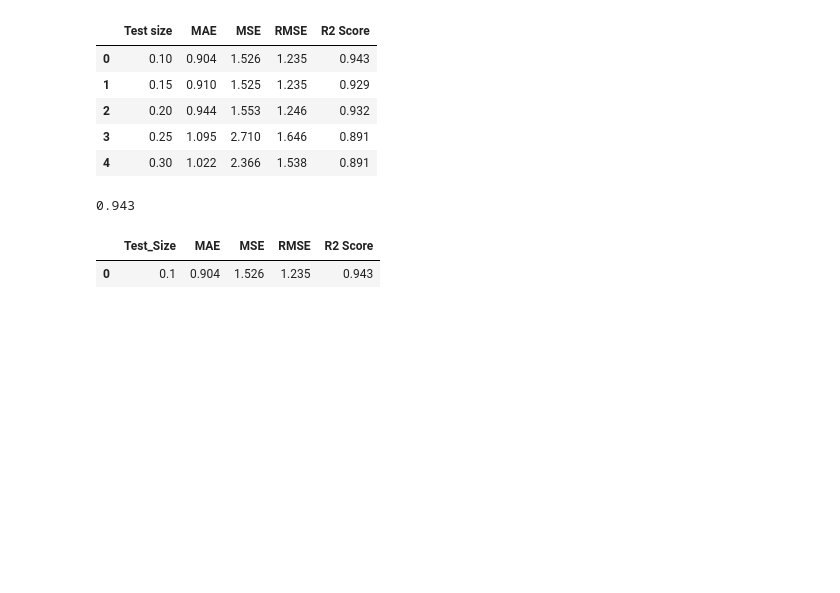
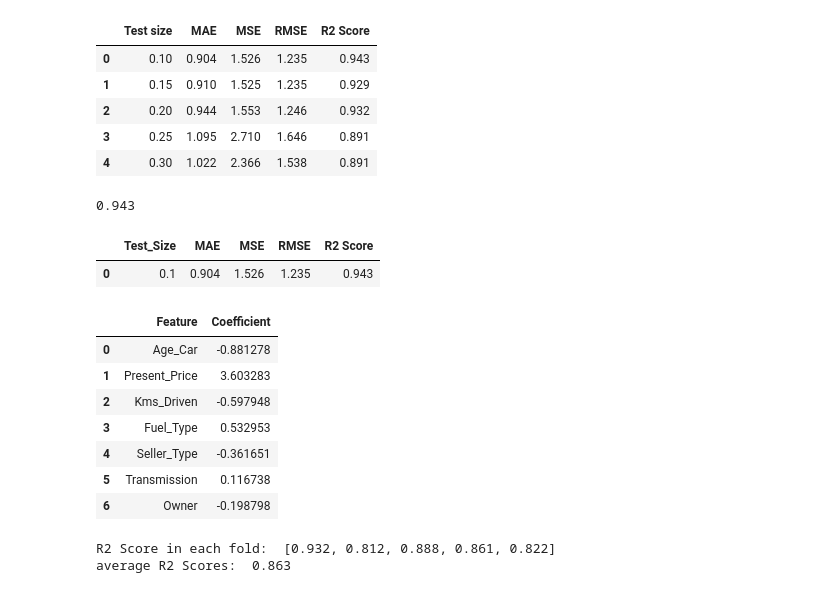
Before and after one commit to pouyarahdan/Regression-Model-Project, a Jupyter notebook: Linear-Regression-Project.ipynb, the cells around one changed output. Saved outputs shown, nothing was run; the diff lists cells and outputs as text; code cells hidden in the pictures; blank space fills up the shorter version.

```diff
--- a/Linear-Regression-Project.ipynb
+++ b/Linear-Regression-Project.ipynb
@@ -581,3 +581,17 @@ df_result2
 # %% [output]
 |  | Test_Size | MAE | MSE | RMSE | R2 Score |
 | 0 | 0.1 | 0.904 | 1.526 | 1.235 | 0.943 |
+# %%
+df_coef = pd.DataFrame({
+    'Feature' : X.columns,
+    'Coefficient' : model.coef_.flatten()})
+df_coef
+# %% [output]
+|  | Feature | Coefficient |
+| 0 | Age_Car | -0.881278 |
+| 1 | Present_Price | 3.603283 |
+| 2 | Kms_Driven | -0.597948 |
+| 3 | Fuel_Type | 0.532953 |
+| 4 | Seller_Type | -0.361651 |
+| 5 | Transmission | 0.116738 |
+| 6 | Owner | -0.198798 |
@@ -583,0 +616,7 @@ df_result2
+# %%
+avg_r2 = round(np.mean(r2_scores),3)
+print("R2 Score in each fold: ", r2_scores)
+print("average R2 Scores: ", avg_r2)
+# %% [output]
+R2 Score in each fold:  [0.932, 0.812, 0.888, 0.861, 0.822]
+average R2 Scores:  0.863
```
Also changed, not shown: parts of 3 cells of this notebook.
